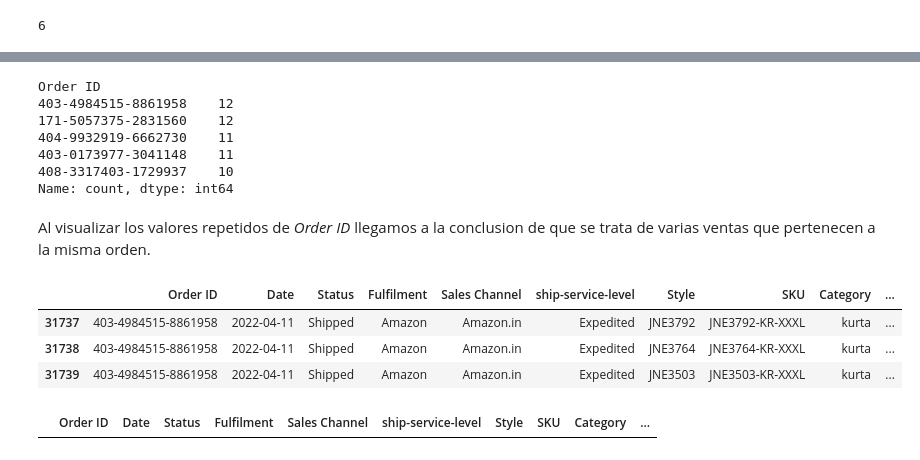
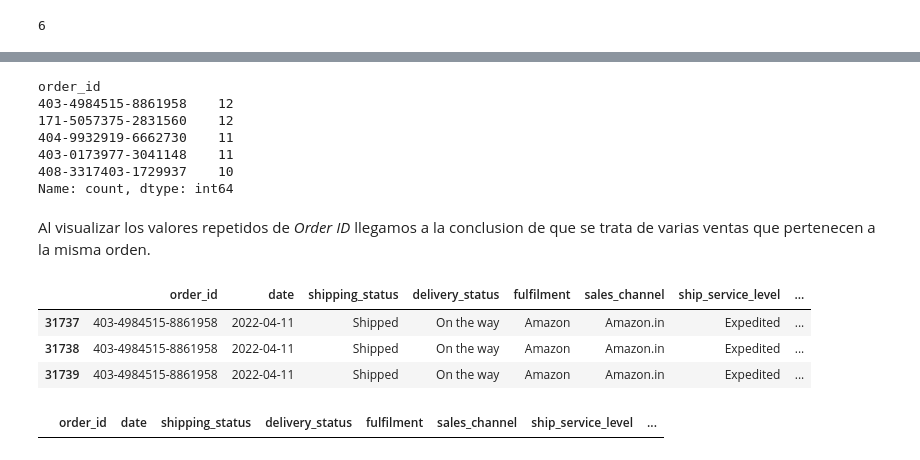
Before and after one commit to pablongrs/AmazonSalesBimestralAnalysis, a Jupyter notebook: Notebooks/ETL.ipynb, the cells around one changed output, grey strips where cells are left out. Drawn from its saved outputs; the diff is of its cells as text; code cells hidden in the pictures.

```diff
--- a/Notebooks/ETL.ipynb
+++ b/Notebooks/ETL.ipynb
@@ -75,0 +89,13 @@ df_ventas.sample()
+# %%
+# Elimino los espacios en blanco al inicio y al final de los nombres de las columnas
+df_ventas.columns = df_ventas.columns.str.strip()
+
+# formato snake case
+new_names = { 'Order ID': 'order_id', 'Date': 'date', 'Status': 'shipping_status', 'Fulfilment': 'fulfilment',
+                'Sales Channel': 'sales_channel', 'ship-service-level': 'ship_service_level',  'Style': 'style',
+                'SKU': 'sku', 'Category': 'category', 'Size': 'size', 'ASIN': 'asin', 'Qty': 'quantity',
+                'Amount': 'amount', 'ship-city': 'ship_city', 'ship-state': 'ship_state', 'ship-postal-code': 'ship_postal_code',
+                'ship-country': 'ship_country', 'B2B': 'b2b'
+}
+#renombro las columnas
+df_ventas.rename(columns=new_names,inplace=True)
@@ -75,0 +111,17 @@ df_ventas.sample()
+# %%
+#Se remplaza el valor 'Shipping' por 'Shipped' en la columna 'shipping_status'
+df_ventas['shipping_status']=df_ventas['shipping_status'].str.replace('Shipping','Shipped')
+# %%
+# Divide la columna 'shipping_status' en 2 partes apartir del separador ' - '
+split_columns = df_ventas['shipping_status'].str.split(' - ', expand=True)
+
+# Asignar la primera parte a 'shipping_status' y la segunda parte a 'delivery_status'
+df_ventas['shipping_status'] = split_columns[0]
+df_ventas['delivery_status'] = split_columns[1]
+
+columnas = list(df_ventas.columns)
+#print(columnas)
+nuevo_orden = ['order_id', 'date', 'shipping_status', 'delivery_status', 'fulfilment', 'sales_channel', 'ship_service_level', 'style', 'sku', 'category', 'size', 'asin', 'quantity', 'currency', 'amount', 'ship_city', 'ship_state', 'ship_postal_code', 'ship_country', 'b2b']
+
+#Modifico el orden dejando 'delivery_status' al lado de 'shipping_status'
+df_ventas = df_ventas.reindex(columns=nuevo_orden)
@@ -75,0 +140,13 @@ df_ventas.sample()
+# %%
+filtros = [
+    (df_ventas['shipping_status'] == 'Cancelled') & (df_ventas['delivery_status'].isnull()),
+    (df_ventas['shipping_status'] == 'Shipped') & (df_ventas['delivery_status'].isnull() ),
+    (df_ventas['shipping_status'] == 'Pending') & (df_ventas['delivery_status'].isnull() )
+]
+
+# Valores a asignar según los filtros
+valores = ['Cancelled', 'On the way', 'Pending']
+
+# np.select decide qué valor tomar para 'delivery_status' revisando cada filtro en orden. Cuando encuentra
+# un filtro que sea verdadero para una fila específica, asigna el valor correspondiente de 'valores'
+df_ventas['delivery_status'] = np.select(filtros, valores, default=df_ventas['delivery_status'])
@@ -101,10 +187,10 @@ duplicated_rows
 #Se eliminan las filas duplicadas
 df_ventas.drop_duplicates(inplace=True)
 # %%
-frecuencia = df_ventas['Order ID'].value_counts()
+frecuencia = df_ventas['order_id'].value_counts()
 frecuencia[frecuencia > 1].head()
 # %% [output]
-Order ID
+order_id
 403-4984515-8861958    12
 171-5057375-2831560    12
 404-9932919-6662730    11
@@ -114,14 +200,14 @@ Name: count, dtype: int64
 # %% [markdown]
 Al visualizar los valores repetidos de *Order ID* llegamos a la conclusion de que se trata de varias ventas que pertenecen a la misma orden.
 # %%
-df_ventas[df_ventas['Order ID']== "403-4984515-8861958"].head(3)
+df_ventas[df_ventas['order_id']== "403-4984515-8861958"].head(3)
 # %% [output]
-|  | Order ID | Date | Status | Fulfilment | Sales Channel | ship-service-level | Style | SKU | Category | ... |
-| 31737 | 403-4984515-8861958 | 2022-04-11 | Shipped | Amazon | Amazon.in | Expedited | JNE3792 | JNE3792-KR-XXXL | kurta | ... |
-| 31738 | 403-4984515-8861958 | 2022-04-11 | Shipped | Amazon | Amazon.in | Expedited | JNE3764 | JNE3764-KR-XXXL | kurta | ... |
-| 31739 | 403-4984515-8861958 | 2022-04-11 | Shipped | Amazon | Amazon.in | Expedited | JNE3503 | JNE3503-KR-XXXL | kurta | ... |
+|  | order_id | date | shipping_status | delivery_status | fulfilment | sales_channel | ship_service_level | ... |
+| 31737 | 403-4984515-8861958 | 2022-04-11 | Shipped | On the way | Amazon | Amazon.in | Expedited | ... |
+| 31738 | 403-4984515-8861958 | 2022-04-11 | Shipped | On the way | Amazon | Amazon.in | Expedited | ... |
+| 31739 | 403-4984515-8861958 | 2022-04-11 | Shipped | On the way | Amazon | Amazon.in | Expedited | ... |
 # %%
 #Filtramos por Order ID y una fecha diferente, ya que una orden puede pertencer a 1 dia especifico
-df_ventas[(df_ventas['Order ID']== "403-4984515-8861958") & (df_ventas['Date']!="2022-04-11")].head(2)
+df_ventas[(df_ventas['order_id']== "403-4984515-8861958") & (df_ventas['date']!="2022-04-11")].head(2)
 # %% [output]
-|  | Order ID | Date | Status | Fulfilment | Sales Channel | ship-service-level | Style | SKU | Category | ... |
+|  | order_id | date | shipping_status | delivery_status | fulfilment | sales_channel | ship_service_level | ... |
```
Also changed, not shown: parts of 14 cells of this notebook.
